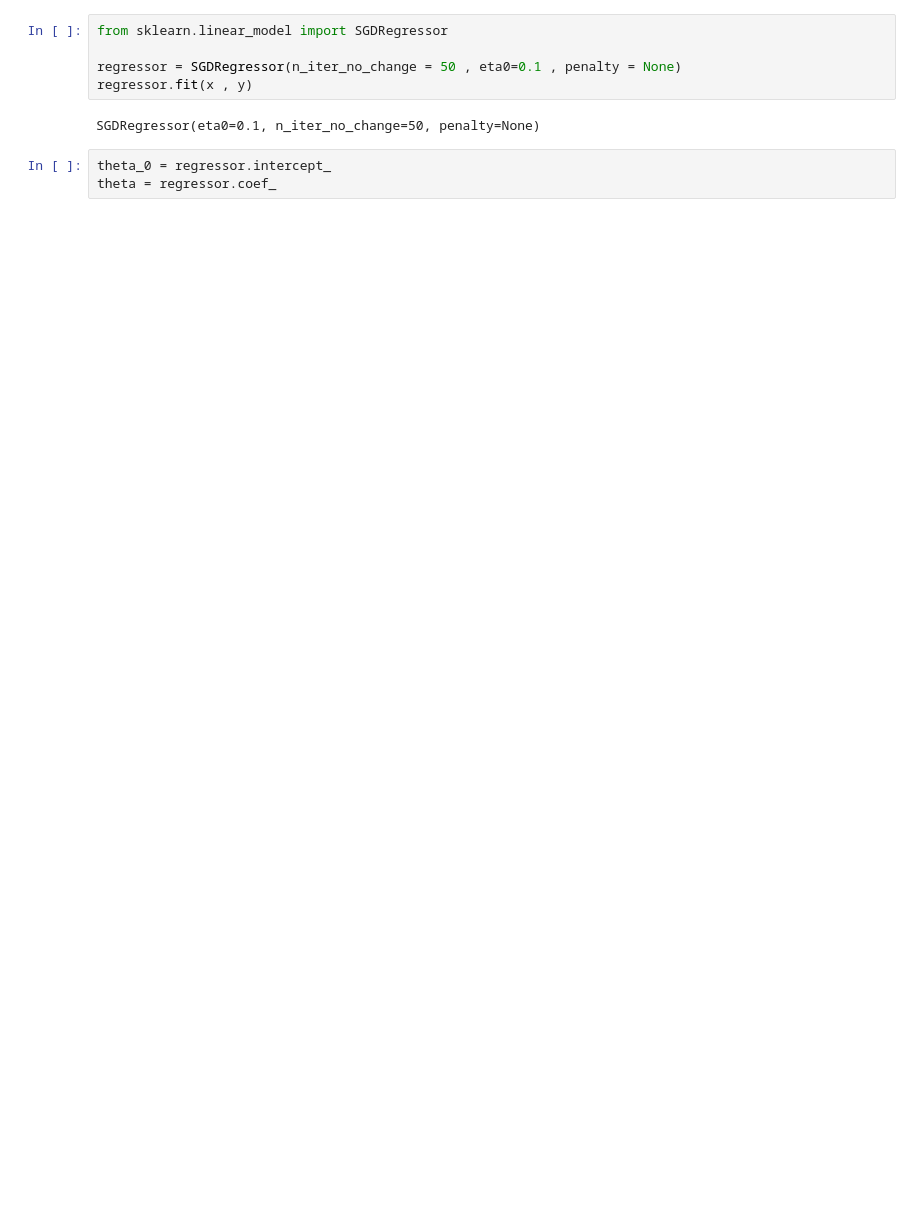
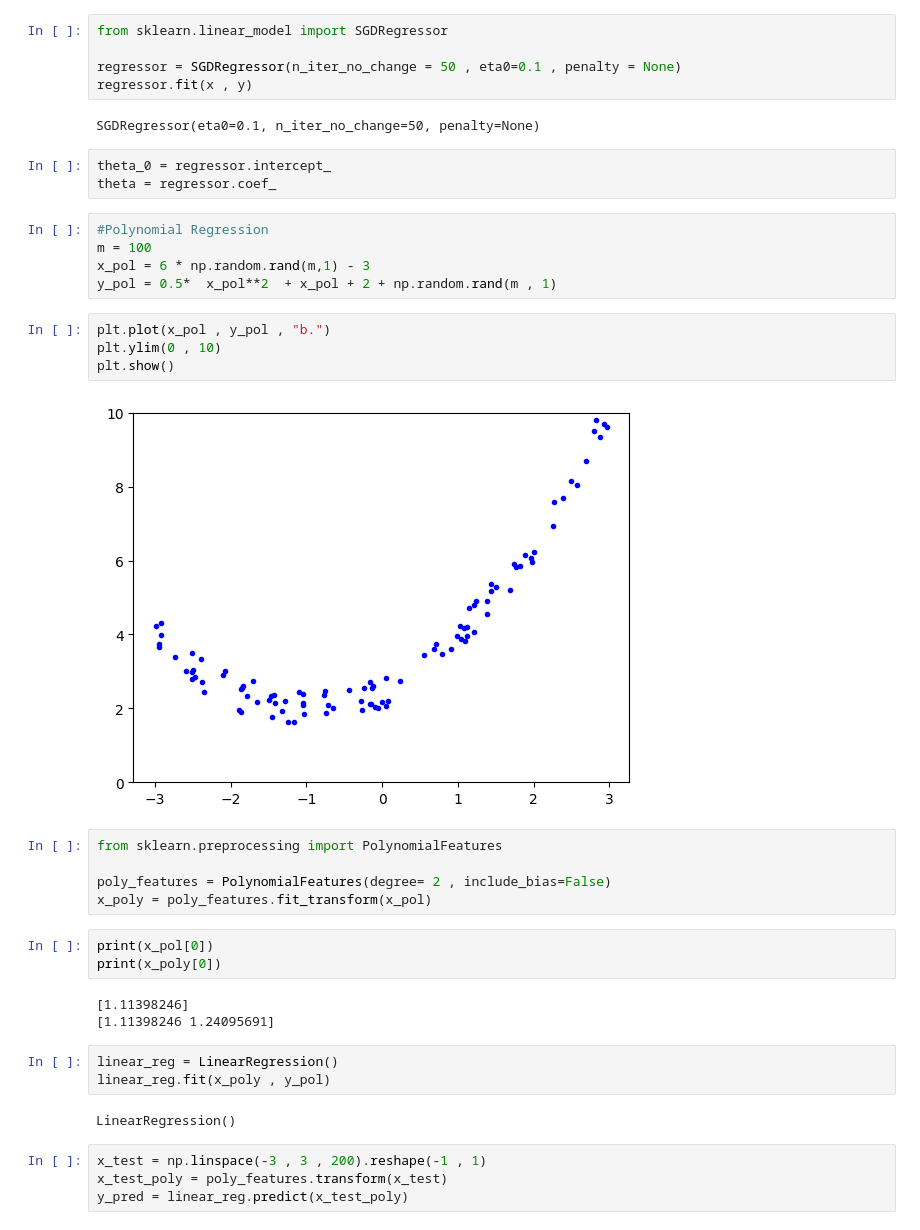
Before and after one commit to abjan90/Machine-learning, a Jupyter notebook: Trainig_models.ipynb, the cells around one changed output. Saved outputs shown, nothing was run; the diff lists cells and outputs as text; blank space fills up the shorter version.

Commit message:
Polynomials

```diff
--- a/Trainig_models.ipynb
+++ b/Trainig_models.ipynb
@@ -108,3 +108,34 @@ SGDRegressor(eta0=0.1, n_iter_no_change=50, penalty=None)
 # %%
 theta_0 = regressor.intercept_
 theta = regressor.coef_
+# %%
+#Polynomial Regression
+m = 100
+x_pol = 6 * np.random.rand(m,1) - 3
+y_pol = 0.5*  x_pol**2  + x_pol + 2 + np.random.rand(m , 1)
+# %%
+plt.plot(x_pol , y_pol , "b.")
+plt.ylim(0 , 10)
+plt.show()
+# %% [output]
+[figure, added]
+# %%
+from sklearn.preprocessing import PolynomialFeatures
+
+poly_features = PolynomialFeatures(degree= 2 , include_bias=False)
+x_poly = poly_features.fit_transform(x_pol)
+# %%
+print(x_pol[0])
+print(x_poly[0])
+# %% [output]
+[1.11398246]
+[1.11398246 1.24095691]
+# %%
+linear_reg = LinearRegression()
+linear_reg.fit(x_poly , y_pol)
+# %% [output]
+LinearRegression()
+# %%
+x_test = np.linspace(-3 , 3 , 200).reshape(-1 , 1)
+x_test_poly = poly_features.transform(x_test)
+y_pred = linear_reg.predict(x_test_poly)
```
Also changed, not shown: parts of 8 cells of this notebook.
